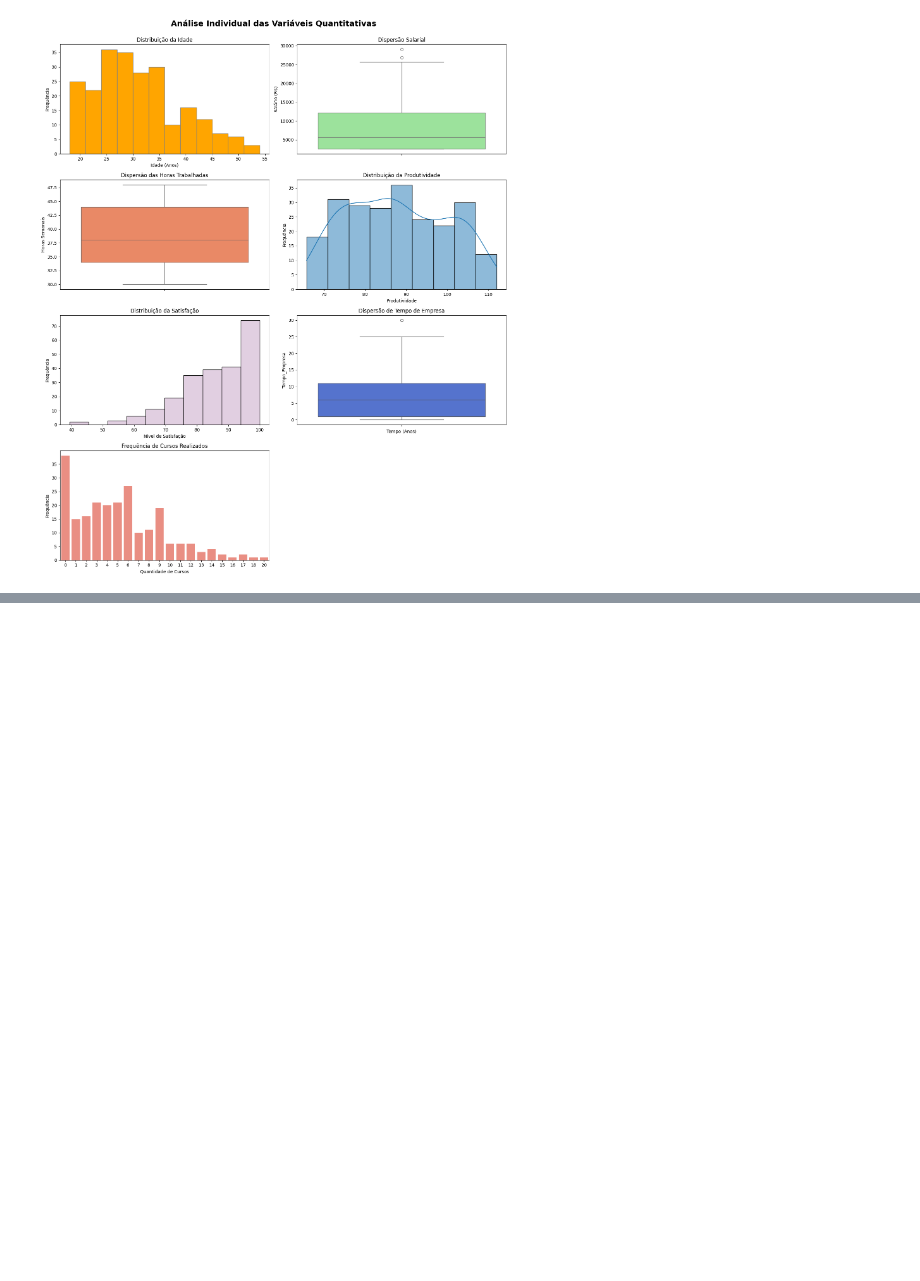
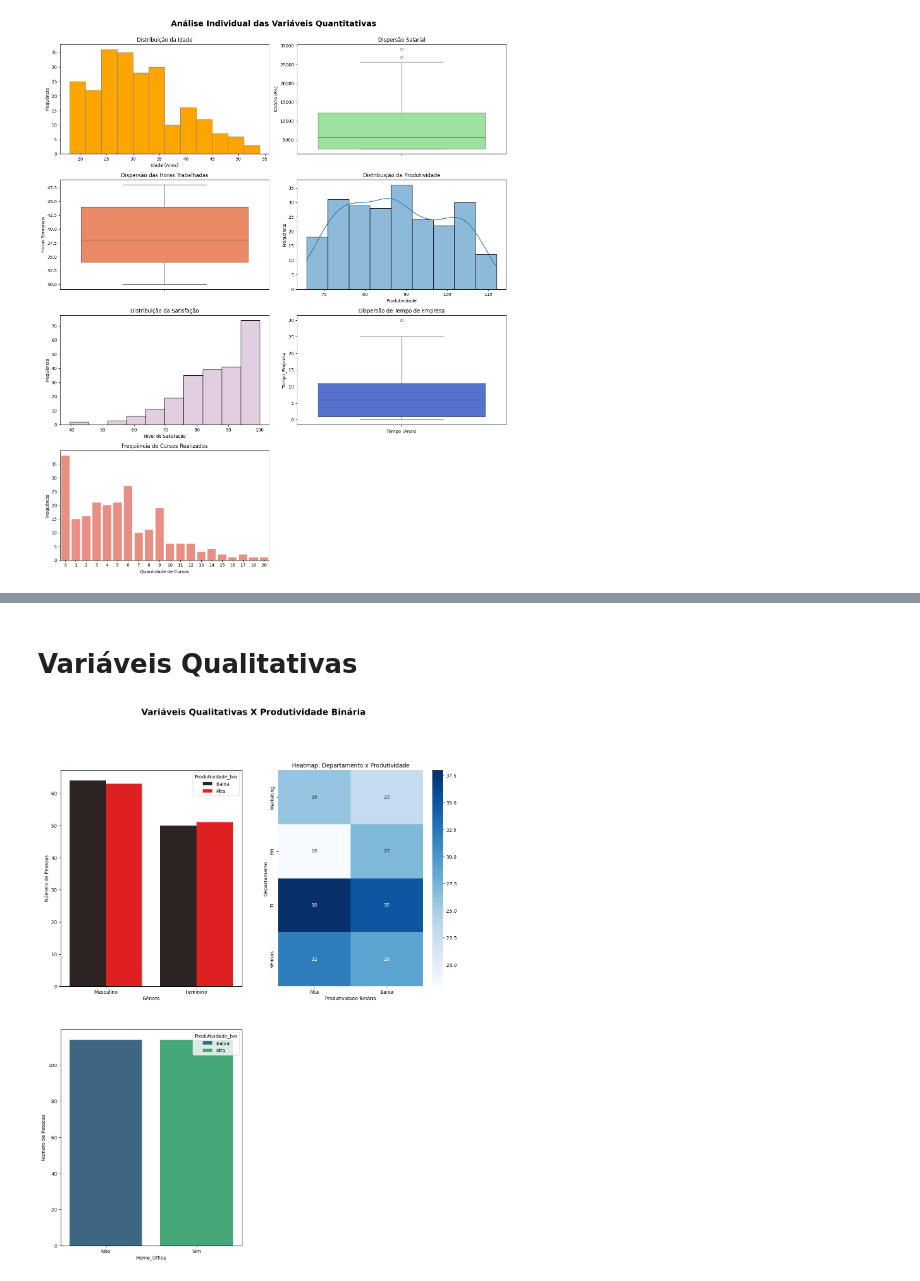
Before and after one commit to pedrocovisi/dados_e_decisoes, a Jupyter notebook: dados_e_decisoes.ipynb, the cells around one changed output, grey strips where cells are left out. Saved outputs shown, nothing was run; the diff lists cells and outputs as text; code cells hidden in the pictures; blank space fills up the shorter version.

```diff
--- a/dados_e_decisoes.ipynb
+++ b/dados_e_decisoes.ipynb
@@ -218,0 +278,28 @@ plt.show()
+# %% [markdown]
+  # Variáveis Qualitativas
+# %%
+plt.figure(figsize=(15, 18))
+plt.suptitle("Variáveis Qualitativas X Produtividade Binária", fontsize=18, fontweight='bold', y=0.98)
+
+#Genero Masculino
+plt.subplot(2,2,1)
+sns.countplot(data=df, x='Gênero',hue='Produtividade_bin', palette='dark:red')
+plt.ylabel("Número de Pessoas")
+
+#Departamento
+plt.subplot(2,2,2)
+tabela_freq = pd.crosstab(df['Departamento'], df['Produtividade_bin'])
+sns.heatmap(tabela_freq, annot=True, fmt='d', cmap='Blues')
+plt.title('Heatmap: Departamento x Produtividade')
+plt.ylabel('Departamento')
+plt.xlabel('Produtividade Binária')
+
+#Home Ofiice
+plt.subplot(2,2,3)
+sns.countplot(data=df, x='Home_Office',hue='Produtividade_bin',palette='viridis')
+plt.ylabel("Número de Pessoas")
+
+
+plt.show()
+# %% [output]
+[figure, added]
```
Also changed, not shown: parts of 9 cells of this notebook.
